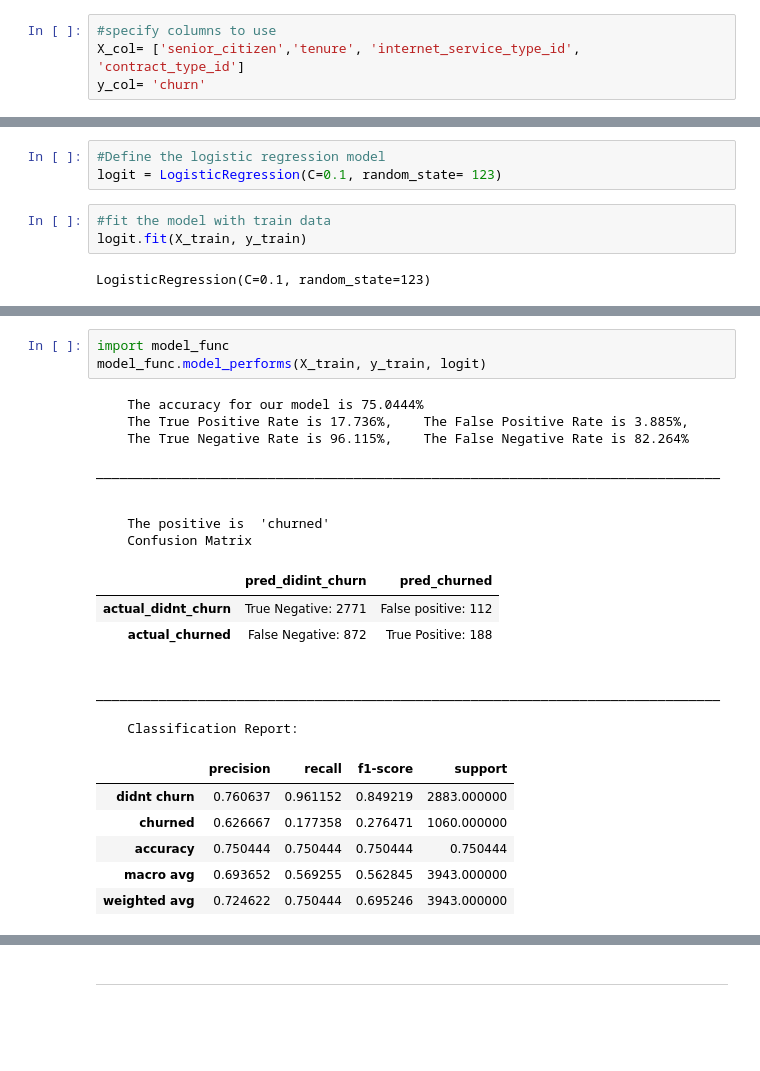
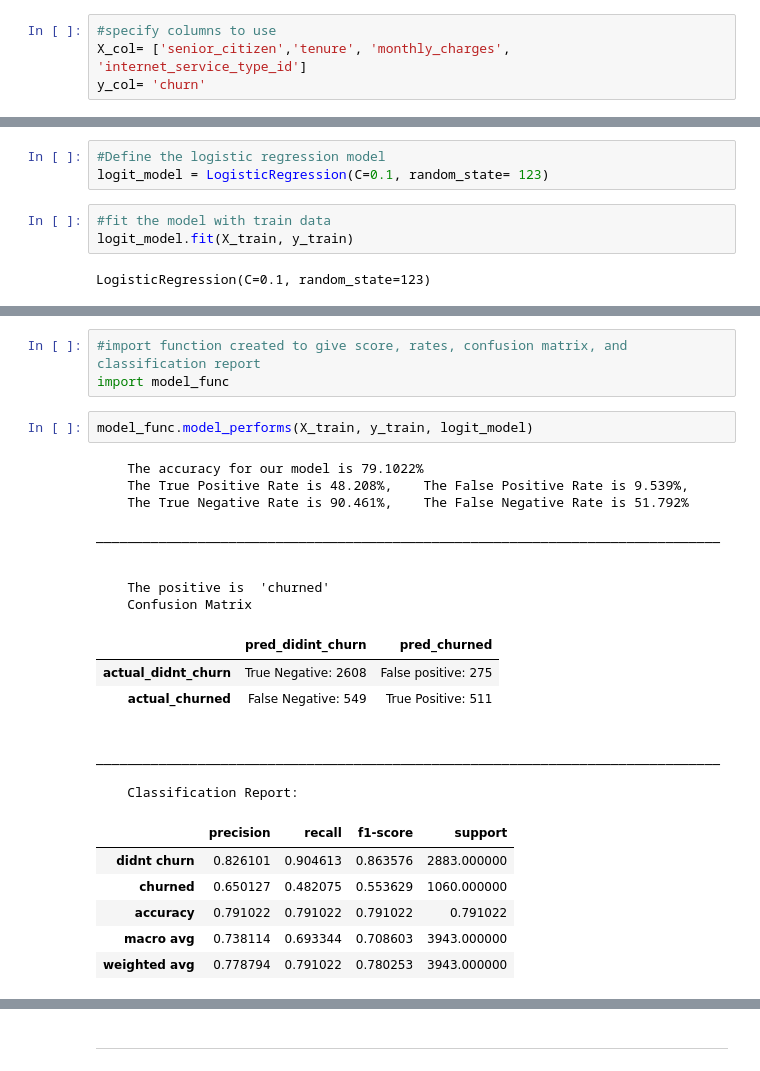
Before and after one commit to natasharivers/Classification_Projec, a Jupyter notebook: Final_Notebook.ipynb, the cells around one changed output, grey strips where cells are left out. Cells and saved outputs as stored; diff of their text form; blank space fills up the shorter version.

```diff
--- a/Final_Notebook.ipynb
+++ b/Final_Notebook.ipynb
@@ -406,6 +441,6 @@ train, test = train_test_split(df, test_size=.2, random_state=123)
 train, validate = train_test_split(train, test_size=.3, random_state=123)
 # %%
 #specify columns to use
-X_col= ['senior_citizen','tenure', 'internet_service_type_id', 'contract_type_id']
+X_col= ['senior_citizen','tenure', 'monthly_charges', 'internet_service_type_id']
 y_col= 'churn'
 # %%
@@ -447,10 +481,10 @@ _______________________
 from sklearn.linear_model import LogisticRegression
 # %%
 #Define the logistic regression model
-logit = LogisticRegression(C=0.1, random_state= 123)
+logit_model = LogisticRegression(C=0.1, random_state= 123)
 # %%
 #fit the model with train data
-logit.fit(X_train, y_train)
+logit_model.fit(X_train, y_train)
 # %% [output]
 LogisticRegression(C=0.1, random_state=123)
 # %%
@@ -468,25 +502,27 @@ pd.DataFrame(classification_report(y_train, y_pred, output_dict=True))
+# %%
+#import function created to give score, rates, confusion matrix, and classification report
+import model_func
 # %%
-import model_func
-model_func.model_performs(X_train, y_train, logit)
+model_func.model_performs(X_train, y_train, logit_model)
 # %% [output]
-    The accuracy for our model is 75.0444%
-    The True Positive Rate is 17.736%,    The False Positive Rate is 3.885%,
-    The True Negative Rate is 96.115%,    The False Negative Rate is 82.264%
+    The accuracy for our model is 79.1022%
+    The True Positive Rate is 48.208%,    The False Positive Rate is 9.539%,
+    The True Negative Rate is 90.461%,    The False Negative Rate is 51.792%
     ________________________________________________________________________________
 
 
     The positive is  'churned'
     Confusion Matrix
 |  | pred_didint_churn | pred_churned |
-| actual_didnt_churn | True Negative: 2771 | False positive: 112 |
-| actual_churned | False Negative: 872 | True Positive: 188 |
+| actual_didnt_churn | True Negative: 2608 | False positive: 275 |
+| actual_churned | False Negative: 549 | True Positive: 511 |
     ________________________________________________________________________________
 
     Classification Report:
 |  | precision | recall | f1-score | support |
-| didnt churn | 0.760637 | 0.961152 | 0.849219 | 2883.000000 |
-| churned | 0.626667 | 0.177358 | 0.276471 | 1060.000000 |
-| accuracy | 0.750444 | 0.750444 | 0.750444 | 0.750444 |
-| macro avg | 0.693652 | 0.569255 | 0.562845 | 3943.000000 |
-| weighted avg | 0.724622 | 0.750444 | 0.695246 | 3943.000000 |
+| didnt churn | 0.826101 | 0.904613 | 0.863576 | 2883.000000 |
+| churned | 0.650127 | 0.482075 | 0.553629 | 1060.000000 |
+| accuracy | 0.791022 | 0.791022 | 0.791022 | 0.791022 |
+| macro avg | 0.738114 | 0.693344 | 0.708603 | 3943.000000 |
+| weighted avg | 0.778794 | 0.791022 | 0.780253 | 3943.000000 |
 # %%
```
Also changed, not shown: parts of 46 cells of this notebook.
